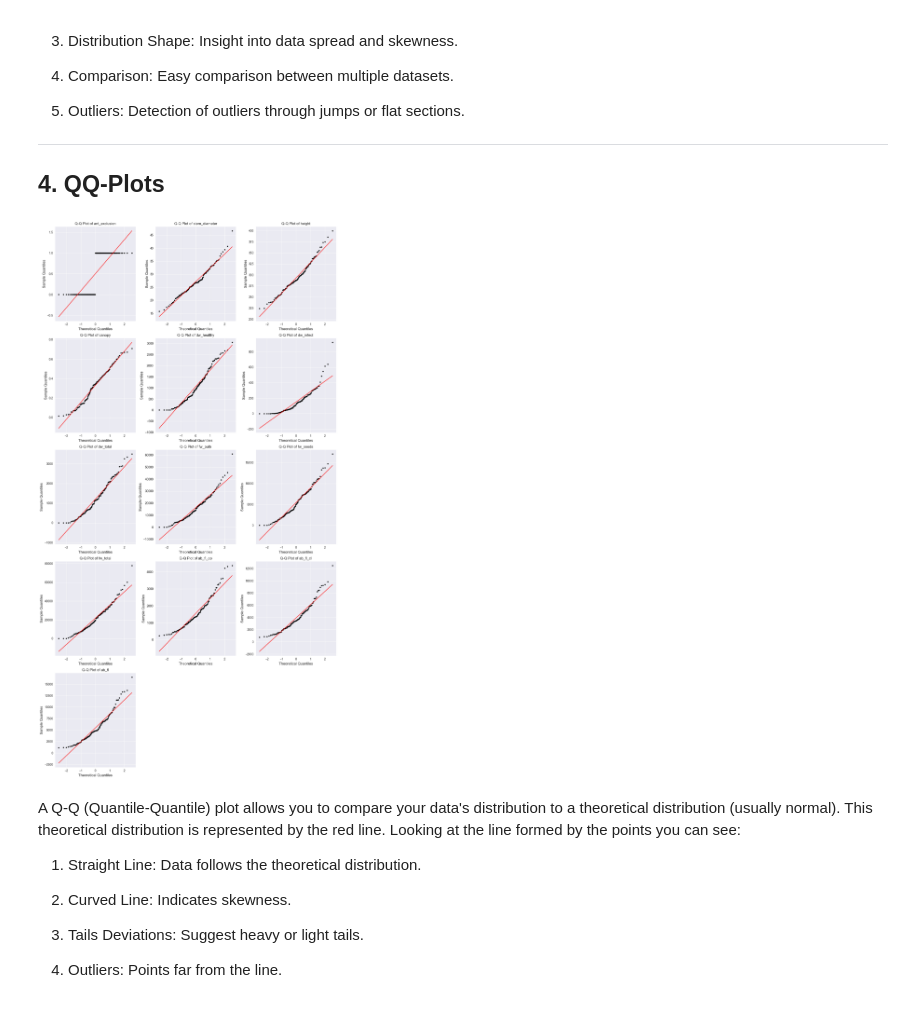
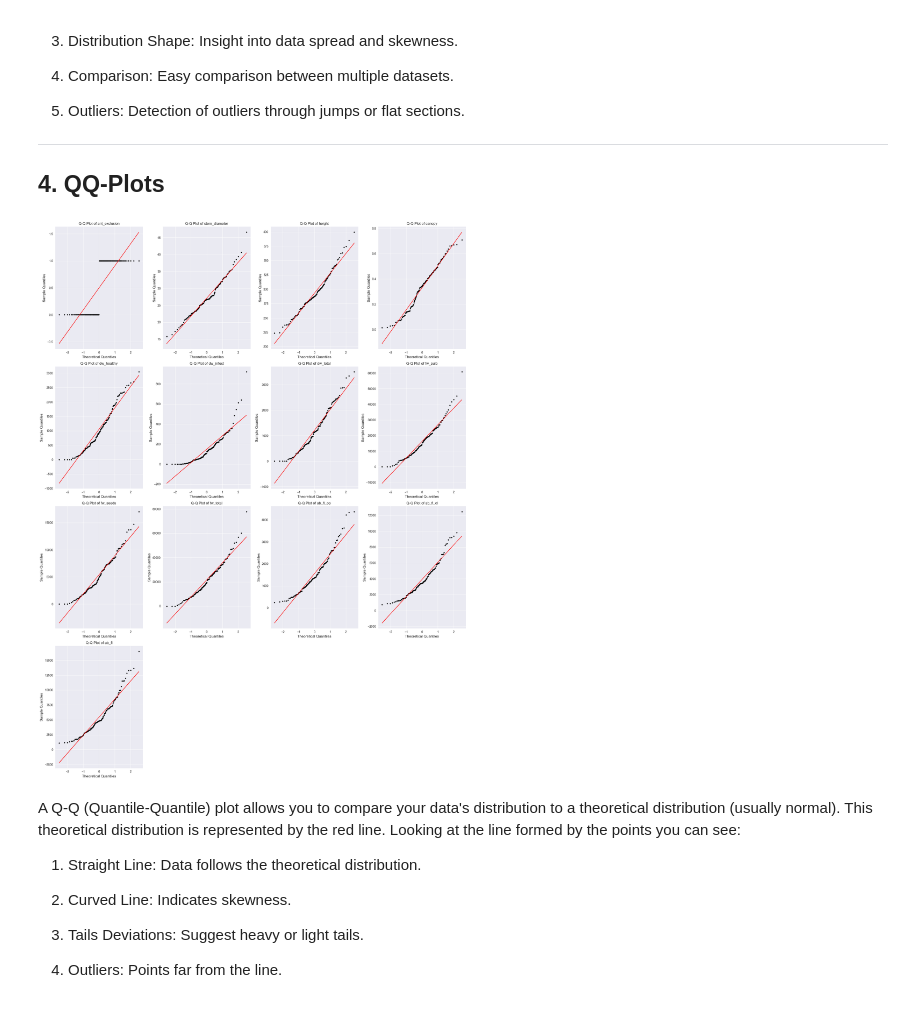
Before and after one commit to Statsomat/OLSAI, a Jupyter notebook: Code/CacaoOwnAnalysis.ipynb, the cells around one changed output. Drawn from its saved outputs; the diff is of its cells as text; code cells hidden in the pictures.

```diff
--- a/Code/CacaoOwnAnalysis.ipynb
+++ b/Code/CacaoOwnAnalysis.ipynb
@@ -132,11 +132,11 @@ ___
 
 ## 3. Box-Plots
 # %%
-num_cols = 3
+num_cols = 4
 num_rows = (len(df_eda.columns) + num_cols - 1) // num_cols
 
 # Create subplots
-fig, axes = plt.subplots(num_rows, num_cols, figsize=(14, len(df_eda.columns) * 2))
+fig, axes = plt.subplots(num_rows, num_cols, figsize=(20, len(df_eda.columns) * 2))
 axes = axes.flatten()
 
 # Plot each column in a separate subplot
@@ -175,11 +175,11 @@ ___
 
 ## 3. ECDF-Plots
 # %%
-num_cols = 3
+num_cols = 4
 num_rows = (len(df_eda.columns) + num_cols - 1) // num_cols
 
 # Create subplots
-fig, axes = plt.subplots(num_rows, num_cols, figsize=(14, len(df_eda.columns) * 2))
+fig, axes = plt.subplots(num_rows, num_cols, figsize=(20, len(df_eda.columns) * 2))
 axes = axes.flatten()
 
 # Plot each column in a separate subplot
@@ -224,35 +224,35 @@ ___
 # %%
 import scipy.stats as stats
 
-num_cols = 3
+num_cols = 4
 num_rows = (len(df_eda.columns) + num_cols - 1) // num_cols
 
 # Create subplots
-fig, axes = plt.subplots(num_rows, num_cols, figsize=(14, len(df_eda.columns) * 2))
+fig, axes = plt.subplots(num_rows, num_cols, figsize=(20, len(df_eda.columns) * 2))
 axes = axes.flatten()
 
 # Plot each column in a separate subplot
 for i, col in enumerate(df_eda.columns):
     stats.probplot(df_eda[col], dist="norm", plot=axes[i])
     axes[i].get_lines()[0].set_markersize(3)  # Set marker size to 3
     axes[i].get_lines()[0].set_markerfacecolor('black')  # Set marker color to black
     axes[i].get_lines()[0].set_markeredgecolor('black')  # Set marker edge color to black
     axes[i].set_title(f'Q-Q Plot of {col}', fontsize=12)
     axes[i].set_xlabel('Theoretical Quantiles', fontsize=12)
     axes[i].set_ylabel('Sample Quantiles', fontsize=12)
     axes[i].tick_params(axis='x', rotation=0)
 
 # Remove any empty subplots
 for j in range(i + 1, len(axes)):
     fig.delaxes(axes[j])
 
 #plt.suptitle('Q-Q Plots Summary', fontsize=8)
 plt.subplots_adjust(hspace=0.4, wspace=0.4)
 
 plt.tight_layout()
 plt.show()
 # %% [output]
-[figure, old version]
+[figure, new version]
 # %% [markdown]
 A Q-Q (Quantile-Quantile) plot allows you to compare your data's distribution to a theoretical distribution (usually normal). This theoretical distribution is represented by the red line. Looking at the line formed by the points you can see:
 
```
Also changed, not shown: parts of 3 cells of this notebook.
